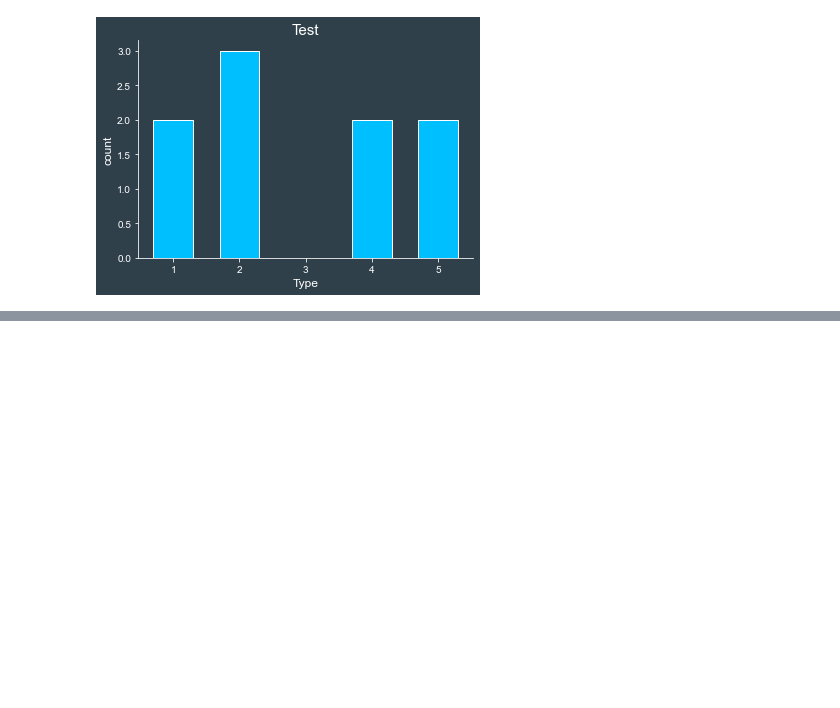
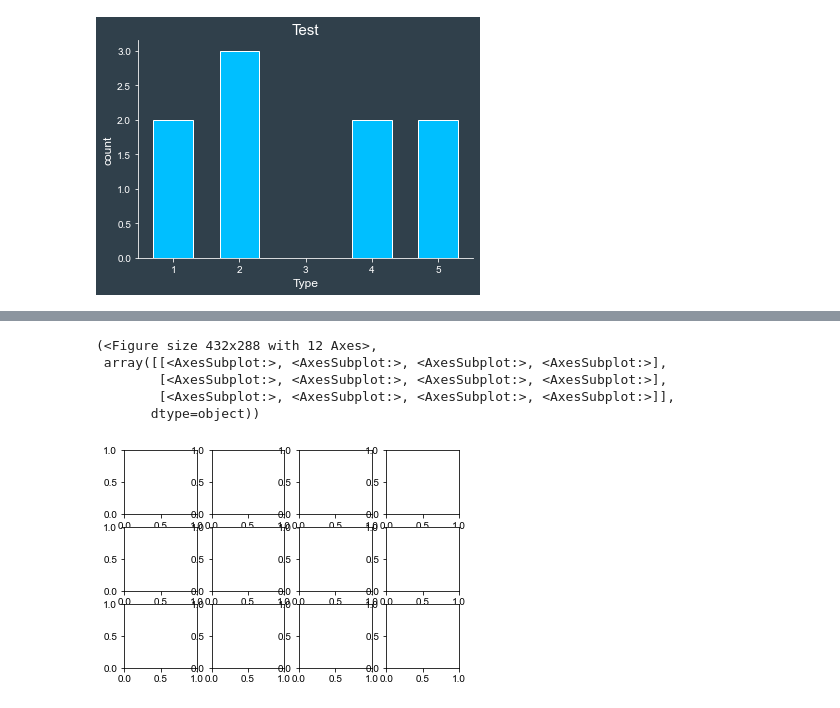
Before and after one commit to Alex-YuZ/Data-Visualization, a Jupyter notebook: Data_Visualization.ipynb, the cells around one changed output, grey strips where cells are left out. Saved outputs shown, nothing was run; the diff lists cells and outputs as text; code cells hidden in the pictures; blank space fills up the shorter version.

```diff
--- a/Data_Visualization.ipynb
+++ b/Data_Visualization.ipynb
@@ -679,0 +691,9 @@ plt.ylabel('count', color='w', fontsize=12);
+# %%
+plt.subplots(3, 4)
+# %% [output]
+(<Figure size 432x288 with 12 Axes>,
+ array([[<AxesSubplot:>, <AxesSubplot:>, <AxesSubplot:>, <AxesSubplot:>],
+        [<AxesSubplot:>, <AxesSubplot:>, <AxesSubplot:>, <AxesSubplot:>],
+        [<AxesSubplot:>, <AxesSubplot:>, <AxesSubplot:>, <AxesSubplot:>]],
+       dtype=object))
+[figure, added]
```
Also changed, not shown: parts of 2 cells of this notebook.
